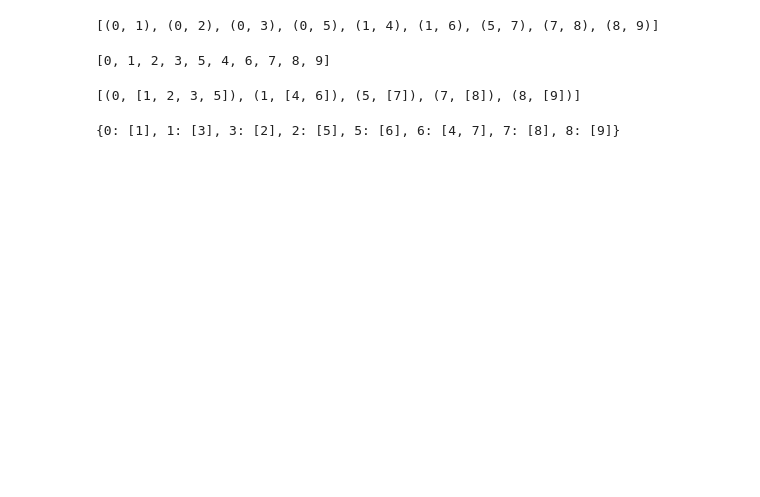
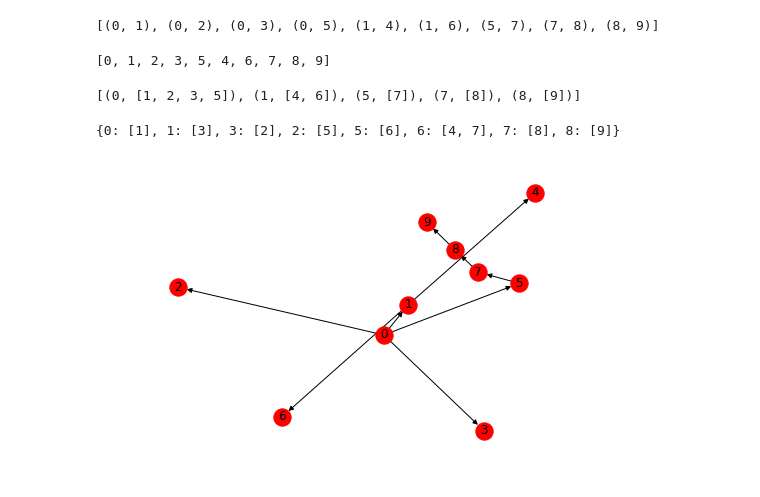
Before and after one commit to doublebyte1/bts_social_networks, a Jupyter notebook: BFS_networkx.ipynb, the cells around one changed output. Drawn from its saved outputs; the diff is of its cells as text; code cells hidden in the pictures; blank space fills up the shorter version.

```diff
--- a/BFS_networkx.ipynb
+++ b/BFS_networkx.ipynb
@@ -21,3 +21,7 @@ list(traversal.bfs_successors(g, 0))
 traversal.dfs_successors(g, 0)
 # %% [output]
 {0: [1], 1: [3], 3: [2], 2: [5], 5: [6], 6: [4, 7], 7: [8], 8: [9]}
+# %%
+net.draw(tree, with_labels=True)
+# %% [output]
+[figure, added]
```
Also changed, not shown: parts of 4 cells of this notebook, 10 other files.
